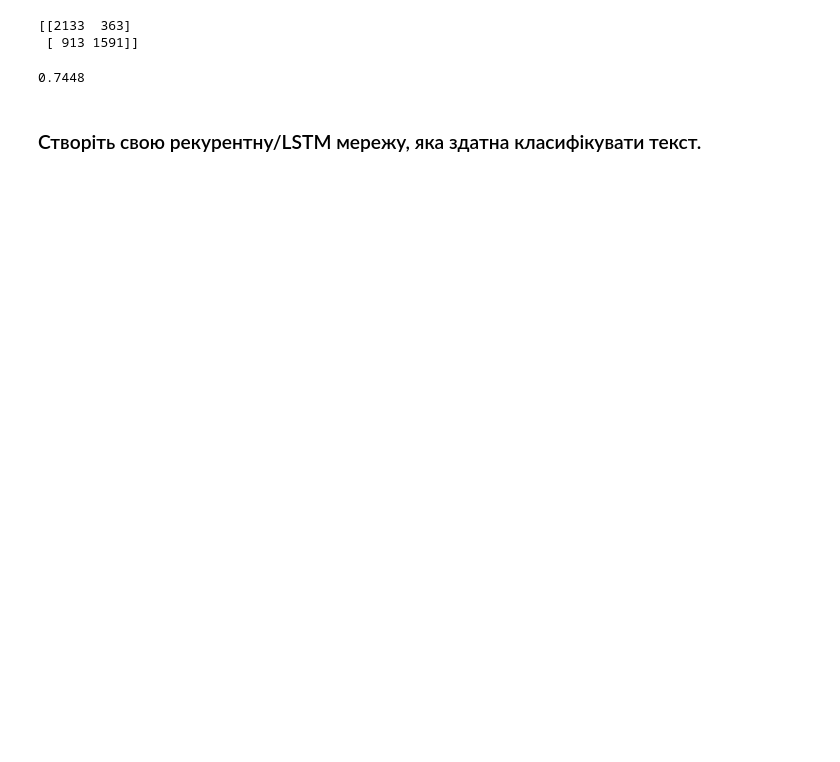
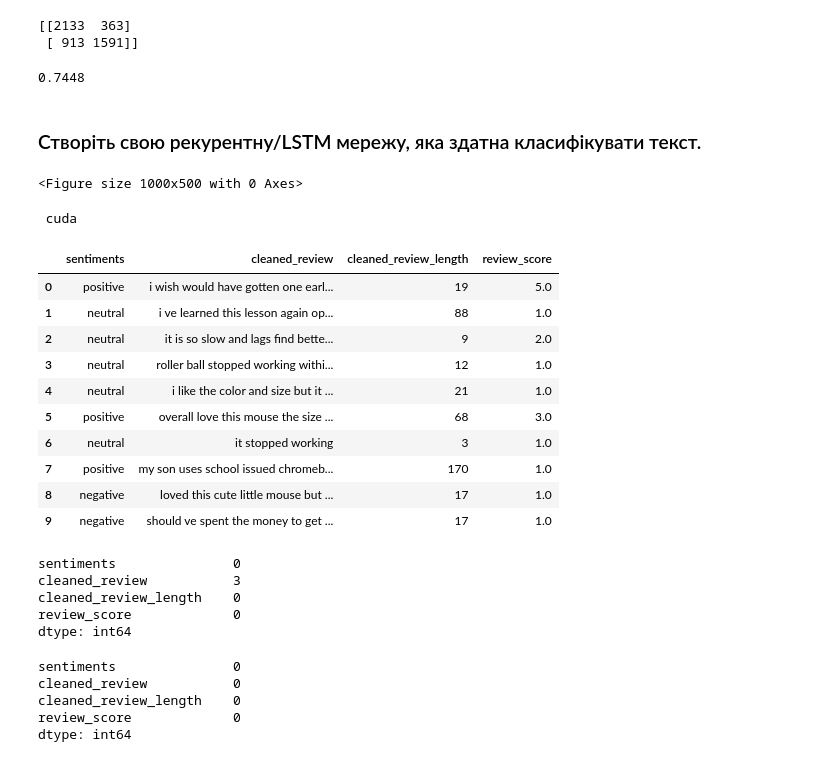
Before and after one commit to 4gn5t/DataInstrumentsPY, a Jupyter notebook: Lab10_TextWithNeuralNetwork/Lab10.ipynb, the cells around one changed output. Saved outputs shown, nothing was run; the diff lists cells and outputs as text; code cells hidden in the pictures; blank space fills up the shorter version.

```diff
--- a/Lab10_TextWithNeuralNetwork/Lab10.ipynb
+++ b/Lab10_TextWithNeuralNetwork/Lab10.ipynb
@@ -59,3 +142,52 @@ GaussianNB()
 0.7448
 # %% [markdown]
 ### Створіть свою рекурентну/LSTM мережу, яка здатна класифікувати текст.
+# %%
+import re
+import pandas as pd
+import numpy as np
+import matplotlib.pyplot as plt
+plt.figure(figsize=(10, 5))
+import seaborn as sns
+from sklearn.model_selection import train_test_split
+import nltk
+from nltk.corpus import stopwords
+from nltk.tokenize import word_tokenize
+from collections import Counter
+import torch
+import torch.nn as nn
+import torch.optim as optim
+from torch.utils.data import DataLoader, Dataset,TensorDataset
+from nltk.stem import WordNetLemmatizer
+from tensorflow.keras.preprocessing.text import Tokenizer
+from tensorflow.keras.preprocessing.sequence import pad_sequences
+# %% [output]
+<Figure size 1000x500 with 0 Axes>
+# %%
+device = torch.device("cuda" if torch.cuda.is_available() else "cpu")
+print(f' {device}')
+# %% [output]
+ cuda
+# %%
+df = pd.read_csv('amazon_reviews.csv')
+df.head(10)
+# %% [output]
+|  | sentiments | cleaned_review | cleaned_review_length | review_score |
+| 0 | positive | i wish would have gotten one earl... | 19 | 5.0 |
+| 1 | neutral | i ve learned this lesson again op... | 88 | 1.0 |
+| 2 | neutral | it is so slow and lags find bette... | 9 | 2.0 |
+| 3 | neutral | roller ball stopped working withi... | 12 | 1.0 |
+| 4 | neutral | i like the color and size but it ... | 21 | 1.0 |
+| 5 | positive | overall love this mouse the size ... | 68 | 3.0 |
+| 6 | neutral | it stopped working | 3 | 1.0 |
+| 7 | positive | my son uses school issued chromeb... | 170 | 1.0 |
+| 8 | negative | loved this cute little mouse but ... | 17 | 1.0 |
+| 9 | negative | should ve spent the money to get ... | 17 | 1.0 |
+# %%
+print(df.isna().sum())
+# %% [output]
+sentiments               0
+cleaned_review           3
+cleaned_review_length    0
+review_score             0
+dtype: int64
@@ -61,0 +196,8 @@ GaussianNB()
+# %%
+print(df.isna().sum())
+# %% [output]
+sentiments               0
+cleaned_review           0
+cleaned_review_length    0
+review_score             0
+dtype: int64
```
Also changed, not shown: parts of 31 cells of this notebook, 1 other file.
